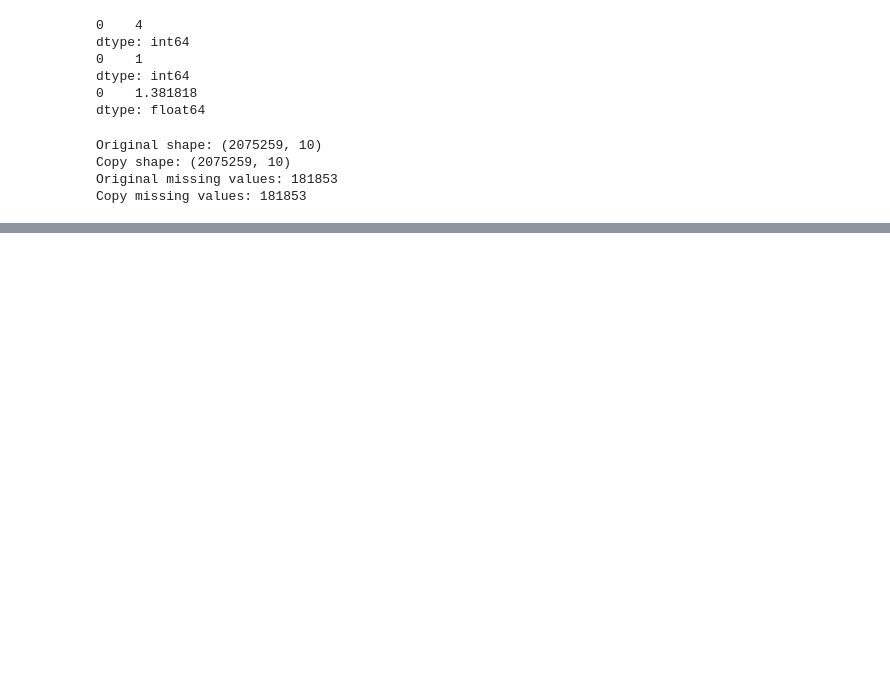
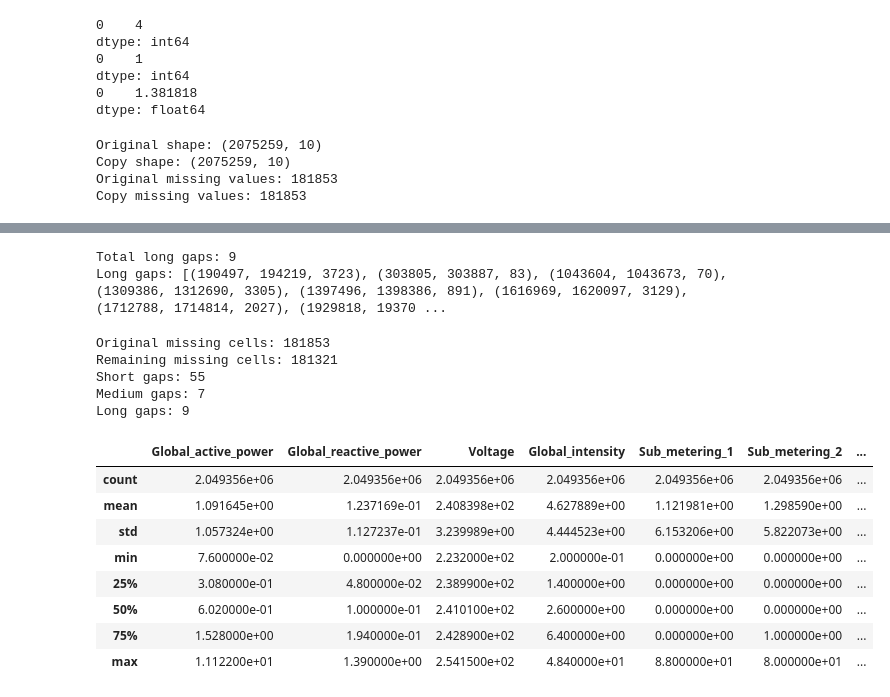
Before and after one commit to adityasagar1125-lgtm/EnergySense, a Jupyter notebook: notebooks/01_data_understanding.ipynb, the cells around one changed output, grey strips where cells are left out. Saved outputs shown, nothing was run; the diff lists cells and outputs as text; code cells hidden in the pictures; blank space fills up the shorter version.

```diff
--- a/notebooks/01_data_understanding.ipynb
+++ b/notebooks/01_data_understanding.ipynb
@@ -468,7 +450,6 @@ missing_rows
 2075258    0
 Length: 2075259, dtype: int64
 # %%
-df.drop(columns='missing_rows', inplace=True)
 df
 # %% [output]
 |  | Date | Time | Global_active_power | Global_reactive_power | Voltage | Global_intensity | ... |
@@ -550,4 +531,19 @@ Copy shape: (2075259, 10)
 Original missing values: 181853
 Copy missing values: 181853
 # %%
+start=None
+gap=[]
+for idx,value in enumerate(missing_diff):
+    if(value==1):
+        start=idx
+    elif(value==-1) and start is not None:
+        end=idx
+        gap_length=end-start
+        if(gap_length<=5):
+            gap.append((start,idx-1,gap_length))
+        start=None
+print("Total short gaps:", len(gap))
+print("First 5 short gaps:", gap[:5])
+gap[0]
+df.iloc[gap[0][0]:gap[0][1]+1]
 # %% [output]
@@ -554,0 +607,3 @@ SyntaxError: incomplete input (2420292780.py, line 1)
+# %%
+df_copy = df.copy()
+df_copy = df_copy.set_index('timestamp')
@@ -554,0 +639,6 @@ SyntaxError: incomplete input (2420292780.py, line 1)
+# %%
+column_positions = df_copy.columns.get_indexer(measurement_cols)
+for s,e,length in gap:
+    temp=df_copy.iloc[s-1:e+2].copy()
+    temp[measurement_cols]=temp[measurement_cols].interpolate(method='time',limit_area='inside')
+    df_copy.iloc[s:e+1,column_positions] = temp.iloc[1:-1][measurement_cols].to_numpy()
@@ -554,0 +718,52 @@ SyntaxError: incomplete input (2420292780.py, line 1)
+# %%
+long_gaps = []
+
+start = None
+
+for idx, value in enumerate(missing_diff):
+
+    if value == 1:
+        start = idx
+
+    elif value == -1 and start is not None:
+        end = idx
+        gap_length = end - start
+
+        if gap_length > 60:
+            long_gaps.append((start, end-1, gap_length))
+
+        start = None
+
+print("Total long gaps:", len(long_gaps))
+print("Long gaps:", long_gaps)
+# %% [output]
+Total long gaps: 9
+Long gaps: [(190497, 194219, 3723), (303805, 303887, 83), (1043604, 1043673, 70), (1309386, 1312690, 3305), (1397496, 1398386, 891), (1616969, 1620097, 3129), (1712788, 1714814, 2027), (1929818, 19370 ...
+# %%
+print("Original missing cells:",
+      df[measurement_cols].isna().sum().sum())
+
+print("Remaining missing cells:",
+      df_copy[measurement_cols].isna().sum().sum())
+
+print("Short gaps:", len(gap))
+print("Medium gaps:", len(medium_gaps))
+print("Long gaps:", len(long_gaps))
+# %% [output]
+Original missing cells: 181853
+Remaining missing cells: 181321
+Short gaps: 55
+Medium gaps: 7
+Long gaps: 9
+# %%
+df_copy[measurement_cols].describe()
+# %% [output]
+|  | Global_active_power | Global_reactive_power | Voltage | Global_intensity | Sub_metering_1 | Sub_metering_2 | ... |
+| count | 2.049356e+06 | 2.049356e+06 | 2.049356e+06 | 2.049356e+06 | 2.049356e+06 | 2.049356e+06 | ... |
+| mean | 1.091645e+00 | 1.237169e-01 | 2.408398e+02 | 4.627889e+00 | 1.121981e+00 | 1.298590e+00 | ... |
+| std | 1.057324e+00 | 1.127237e-01 | 3.239989e+00 | 4.444523e+00 | 6.153206e+00 | 5.822073e+00 | ... |
+| min | 7.600000e-02 | 0.000000e+00 | 2.232000e+02 | 2.000000e-01 | 0.000000e+00 | 0.000000e+00 | ... |
+| 25% | 3.080000e-01 | 4.800000e-02 | 2.389900e+02 | 1.400000e+00 | 0.000000e+00 | 0.000000e+00 | ... |
+| 50% | 6.020000e-01 | 1.000000e-01 | 2.410100e+02 | 2.600000e+00 | 0.000000e+00 | 0.000000e+00 | ... |
+| 75% | 1.528000e+00 | 1.940000e-01 | 2.428900e+02 | 6.400000e+00 | 0.000000e+00 | 1.000000e+00 | ... |
+| max | 1.112200e+01 | 1.390000e+00 | 2.541500e+02 | 4.840000e+01 | 8.800000e+01 | 8.000000e+01 | ... |
```
Also changed, not shown: parts of 23 cells of this notebook, 1 other file.
